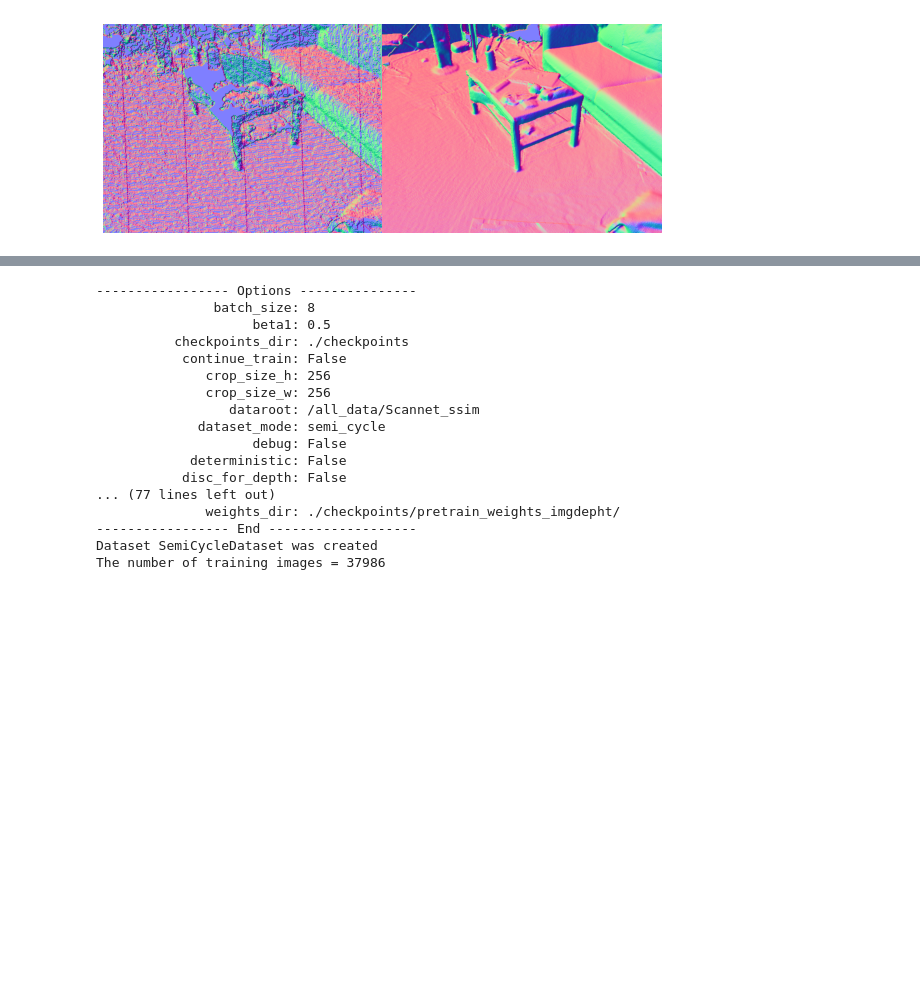
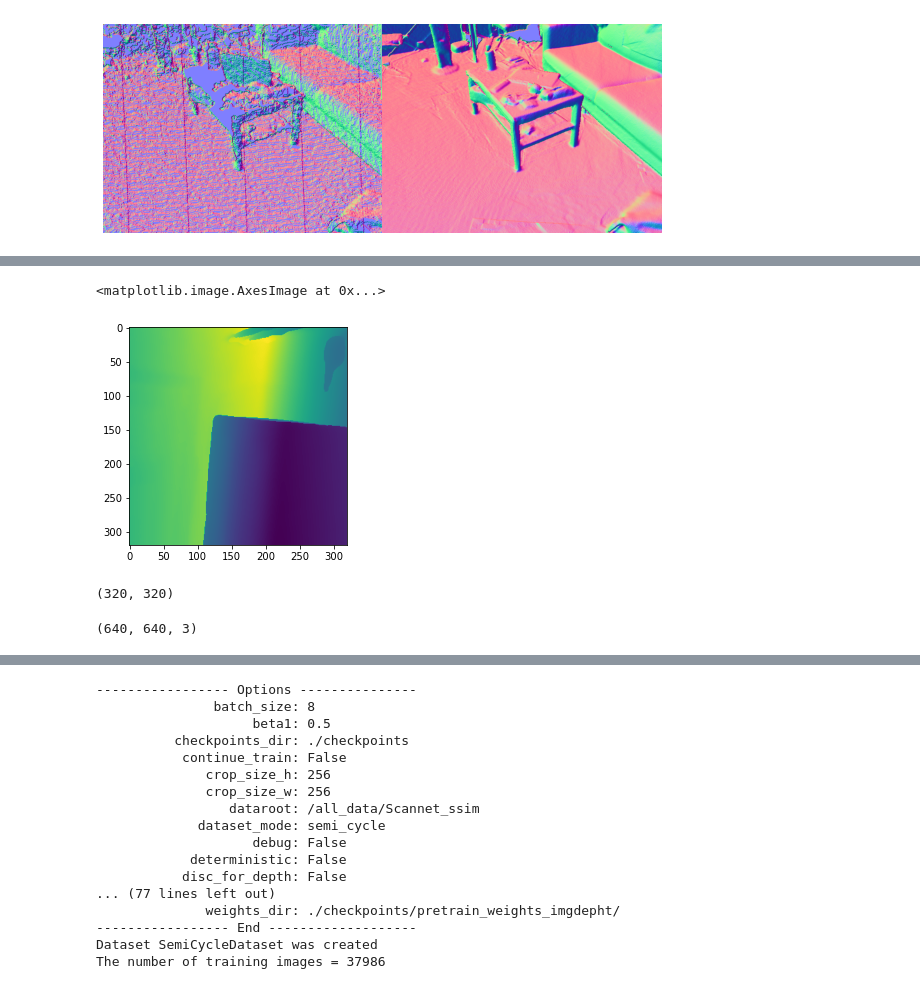
Before and after one commit to maxs-kan/my_cyclegan, a Jupyter notebook: code_check.ipynb, the cells around one changed output, grey strips where cells are left out. Drawn from its saved outputs; the diff is of its cells as text; code cells hidden in the pictures; blank space fills up the shorter version.

```diff
--- a/code_check.ipynb
+++ b/code_check.ipynb
@@ -162,0 +181,13 @@ axes[1].imshow((get_normal(depth_hr) + 1.) / 2.)
+# %%
+plt.imshow(d)
+# %% [output]
+<matplotlib.image.AxesImage at 0x...>
+[figure, added]
+# %%
+d.shape
+# %% [output]
+(320, 320)
+# %%
+img.shape
+# %% [output]
+(640, 640, 3)
```
Also changed, not shown: parts of 40 cells of this notebook, 5 other files.
